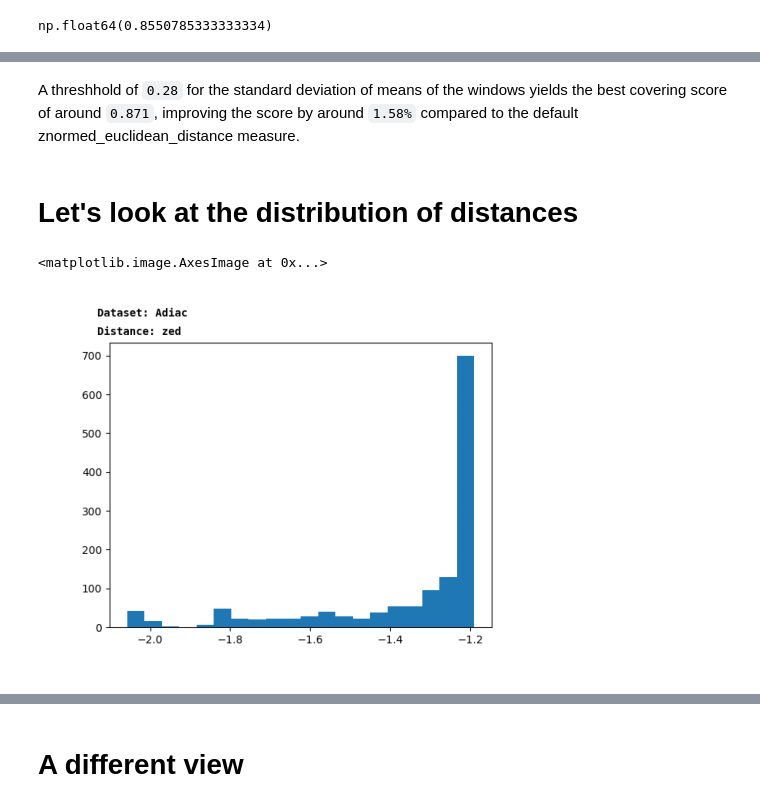
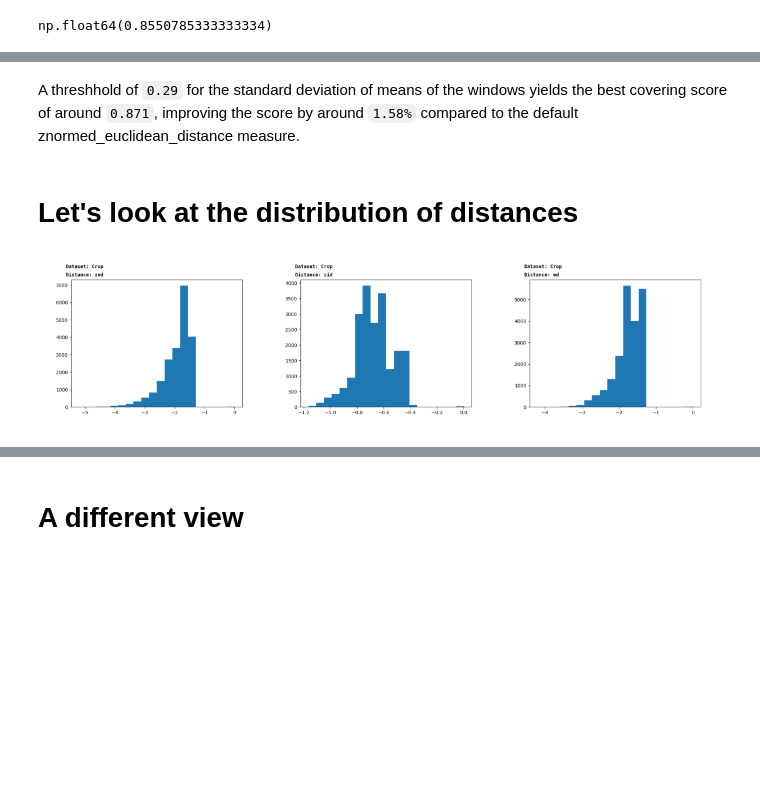
Before and after one commit to JaasperK/oracle, a Jupyter notebook: notebooks/oracle.ipynb, the cells around one changed output, grey strips where cells are left out. Cells and saved outputs as stored; diff of their text form; code cells hidden in the pictures; blank space fills up the shorter version.

Commit message:
plots for summary stats of distance distributions

```diff
--- a/notebooks/oracle.ipynb
+++ b/notebooks/oracle.ipynb
@@ -449,5 +444,5 @@ np.float64(0.8708937333333334)
 # %% [markdown]
-A threshhold of `0.28` for the standard deviation of means of the windows yields the best covering score of around `0.871`, improving the score by around `1.58%` compared to the default znormed_euclidean_distance measure.
+A threshhold of `0.29` for the standard deviation of means of the windows yields the best covering score of around `0.871`, improving the score by around `1.58%` compared to the default znormed_euclidean_distance measure.
 # %% [markdown]
 # Let's look at the distribution of distances
 # %%
@@ -479,13 +474,19 @@ A threshhold of `0.28` for the standard deviation of means of the windows yields
 # %%
 from matplotlib.image import imread
 # %%
-path = "../plots/distance-distributions/Adiac/"
-img_zed = imread(path + "Adiac-zed.png")
-img_cid = imread(path + "Adiac-cid.png")
-img_ed  = imread(path + "Adiac-ed.png")
+dataset = "Crop"
+path = f"../plots/distance-distributions/{dataset}/"
+img_zed = imread(path + f"{dataset}-zed.png")
+img_cid = imread(path + f"{dataset}-cid.png")
+img_ed  = imread(path + f"{dataset}-ed.png")
 
-plt.axis("off")
-plt.imshow(img_zed)
+fig, ax = plt.subplots(1, 3, figsize=(12,4))
+ax[0].imshow(img_zed)
+ax[1].imshow(img_cid)
+ax[2].imshow(img_ed)
+for a in ax:
+    a.axis("off")
+
+plt.tight_layout()
 # %% [output]
-<matplotlib.image.AxesImage at 0x...>
-[figure, old version]
+[figure, new version]
```
Also changed, not shown: parts of 23 cells of this notebook, 2 other files.
